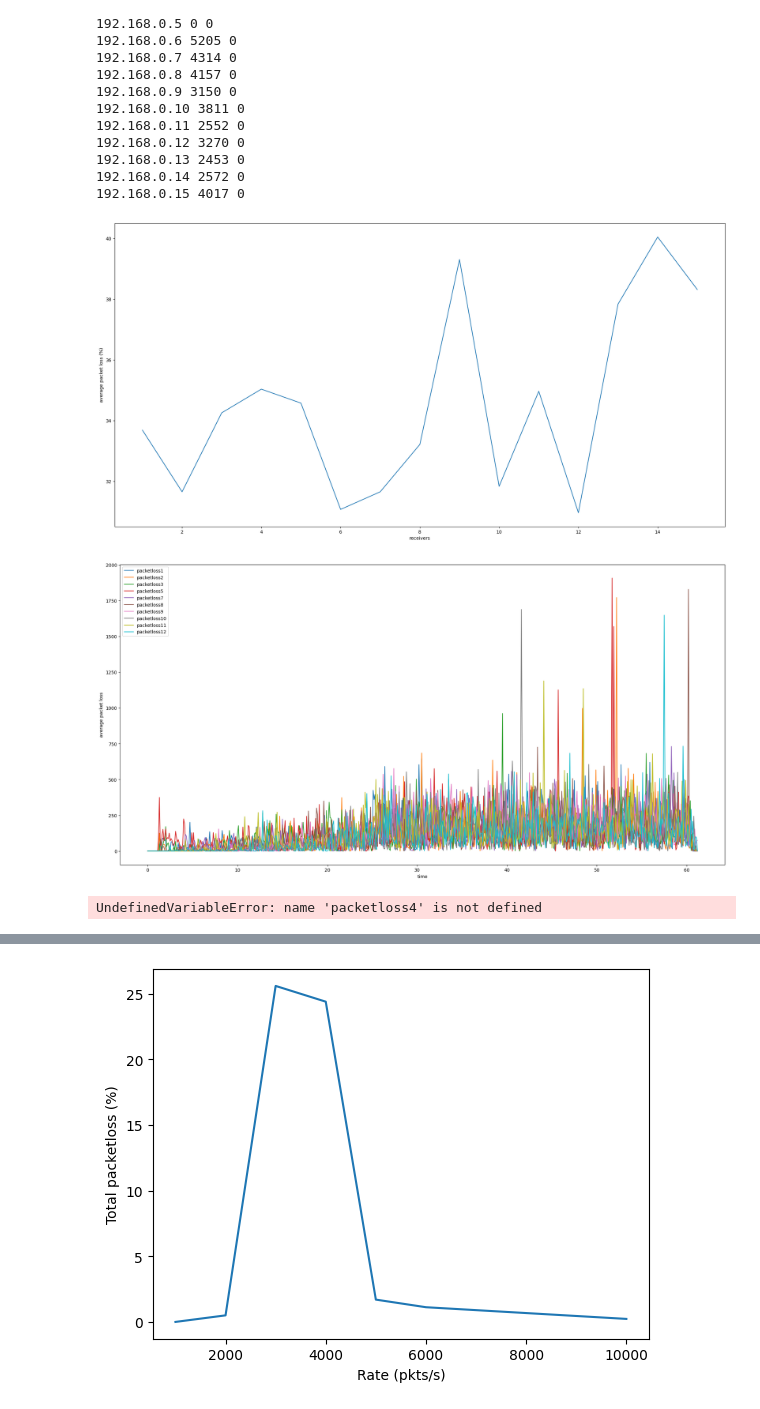
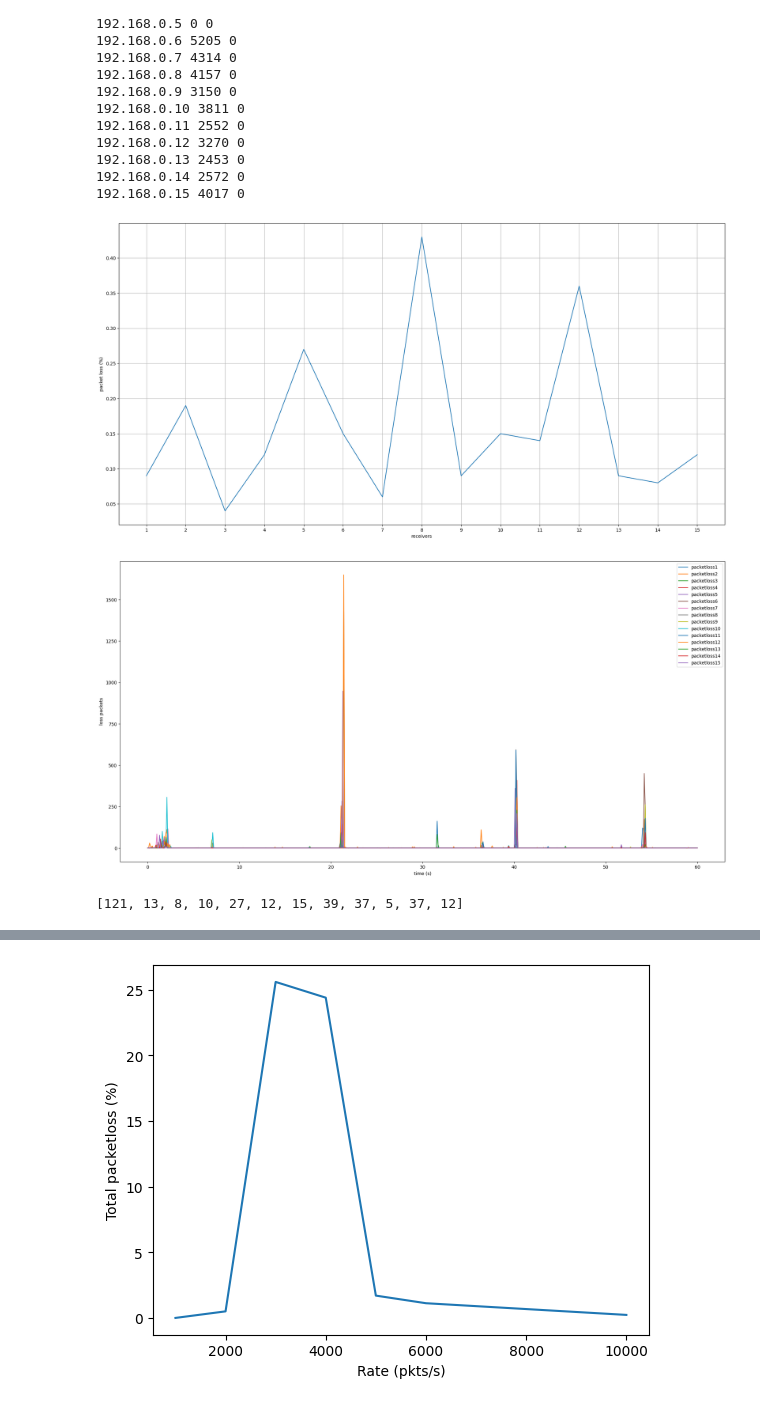
Before and after one commit to Krynegal/SDN_modeling_system, a Jupyter notebook: parser/datParser.ipynb, the cells around one changed output, grey strips where cells are left out. Drawn from its saved outputs; the diff is of its cells as text; code cells hidden in the pictures.

Commit message:
15 nodes modeling

```diff
--- a/parser/datParser.ipynb
+++ b/parser/datParser.ipynb
@@ -140,10 +140,11 @@ for i in range(nodes_num):
         for line in f.readlines():
             split_line = line.split()
             time.append(split_line[0].replace(",", "."))
-            if len(split_line) != nodes_num+1:
-                i += 1
-            else:
-                recv_data[i].append(split_line[nodes_num].replace(",", "."))
+#             if len(split_line) != nodes_num+1:
+#                 i += 1
+#             else:
+#                 recv_data[i].append(split_line[-1].replace(",", "."))
+            recv_data[i].append(split_line[-1].replace(",", "."))
 
 print(len(time))
 for i in recv_data:
@@ -447,30 +448,32 @@ _, ax = plt.subplots(figsize=(24, 12), ncols=1)
 ax.plot([x for x in range(1, nodes_num+1)], pl)
 
 ax.set_xlabel('receivers')
-ax.set_ylabel('average packet loss (%)')
+ax.grid()
+ax.set_ylabel('packet loss (%)')
+ax.xaxis.set_major_locator(ticker.MultipleLocator(1))
 
 plt.show()
 # %% [output]
-[figure, old version]
+[figure, new version]
 # %%
 _, ax = plt.subplots(figsize=(24, 12), ncols=1)
 ax.plot(pl_df['time'], pl_df.iloc[:col_len, 1:nodes_num+1])
 
 ax.legend(pl_df.iloc[:col_len, 1:nodes_num+1])
-ax.set_xlabel('time')
-ax.set_ylabel('average packet loss')
+ax.set_xlabel('time (s)')
+ax.set_ylabel('loss packets')
 
 plt.show()
 # %% [output]
-[figure, old version]
+[figure, new version]
 # %%
 modeling_time = 60
 plhist = []
 plhist
-step = 1
+step = 5
 for j in np.arange(0, modeling_time, step):
     s = 0
-    for i in range(1, nodes_num+1):
+    for i in range(1, nodes_num):
         if j != modeling_time - step:
             s += len(pl_df.query(f"time >= {j} and time <= {j+step} and packetloss{i} > 0.0"))
         else:
@@ -482,7 +485,7 @@ df = pd.DataFrame({
     'pkts': plhist
     })
 # %% [output]
-UndefinedVariableError: name 'packetloss4' is not defined
+[121, 13, 8, 10, 27, 12, 15, 39, 37, 5, 37, 12]
 # %%
 import matplotlib.ticker as ticker
 _, ax = plt.subplots(figsize=(24, 12), ncols=1)
```
Also changed, not shown: parts of 19 cells of this notebook, 4 other files.
